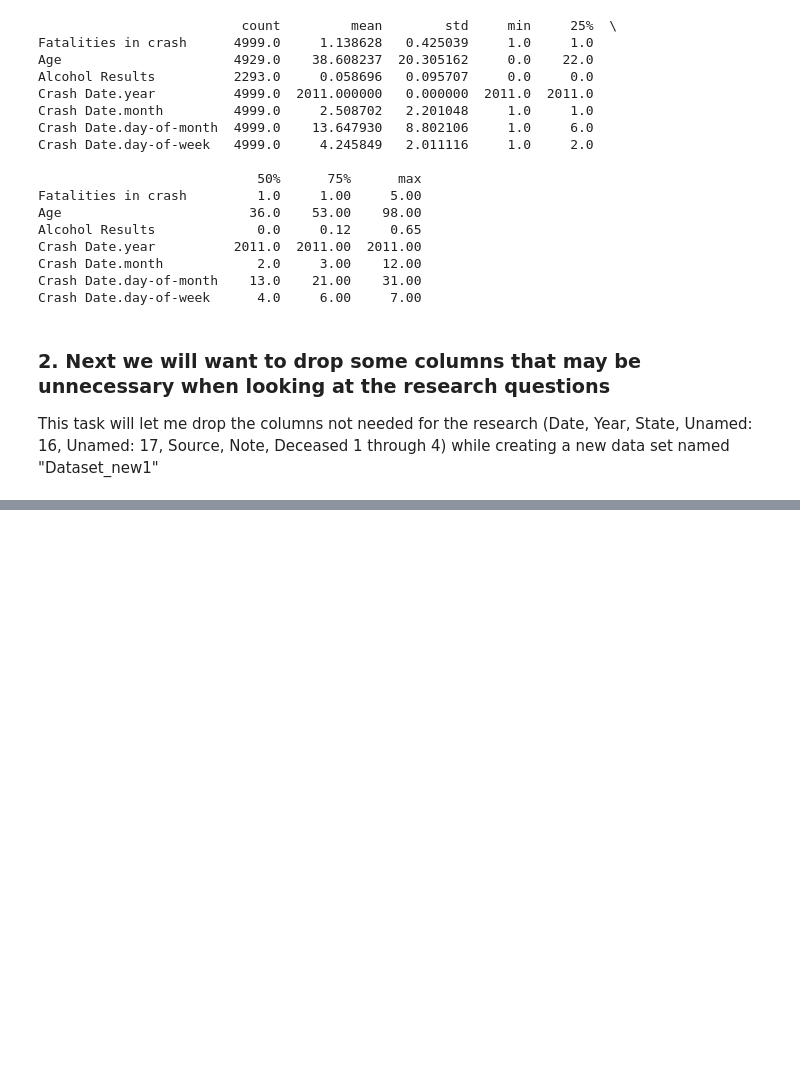
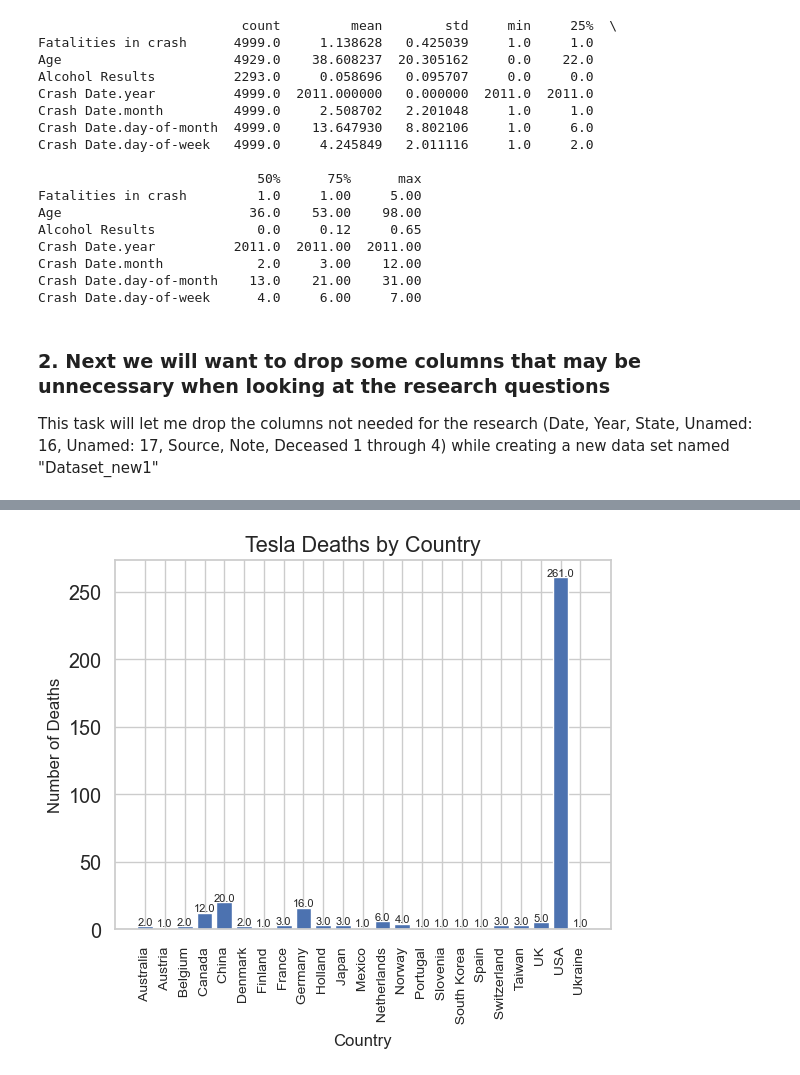
Before and after one commit to ubco-W2022T2-data301/project-group-group13, a Jupyter notebook: analysis/analysis1.ipynb, the cells around one changed output, grey strips where cells are left out. Saved outputs shown, nothing was run; the diff lists cells and outputs as text; code cells hidden in the pictures; blank space fills up the shorter version.

```diff
--- a/analysis/analysis1.ipynb
+++ b/analysis/analysis1.ipynb
@@ -150,3 +183,21 @@ print(dataset_new2)
+# %%
+df = pd.read_csv("../data/raw/Tesla_Deaths.csv")
+
+country_deaths = df.groupby(' Country ')[' Deaths '].sum()
+
+plt.bar(country_deaths.index, country_deaths.values)
+plt.xlabel('Country', fontsize=12)
+plt.ylabel('Number of Deaths', fontsize=12)
+plt.title('Tesla Deaths by Country')
+
+plt.xticks(rotation=90, fontsize=10)
+
+for i, v in enumerate(country_deaths.values):
+    plt.text(i, v + 1, str(v), ha='center', fontsize = 8)
+
+plt.show()
+# %% [output]
+[figure, added]
 # %%
 df = pd.read_csv('../data/raw/Tesla_Deaths.csv')
 
```
Also changed, not shown: parts of 7 cells of this notebook.
